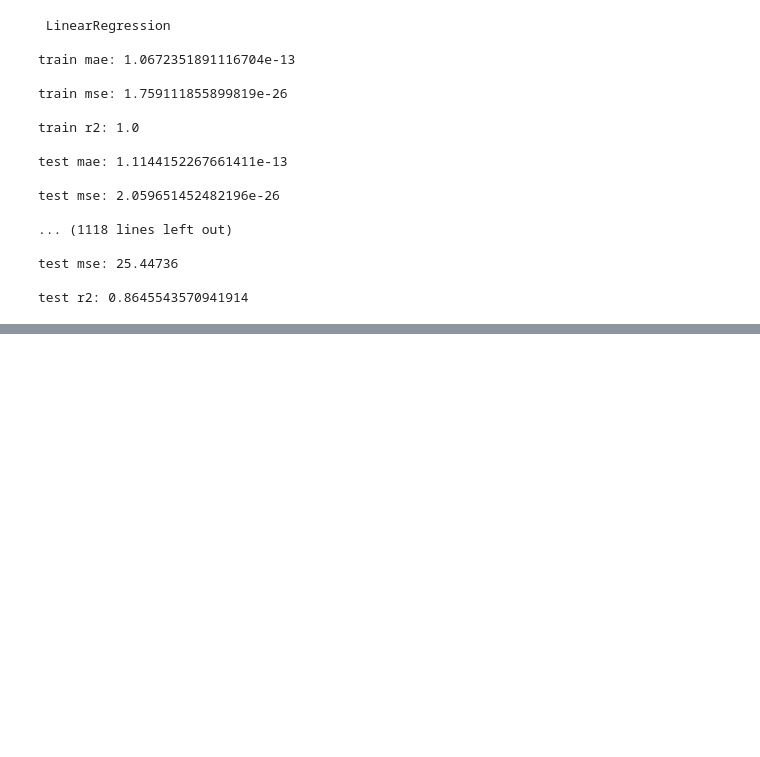
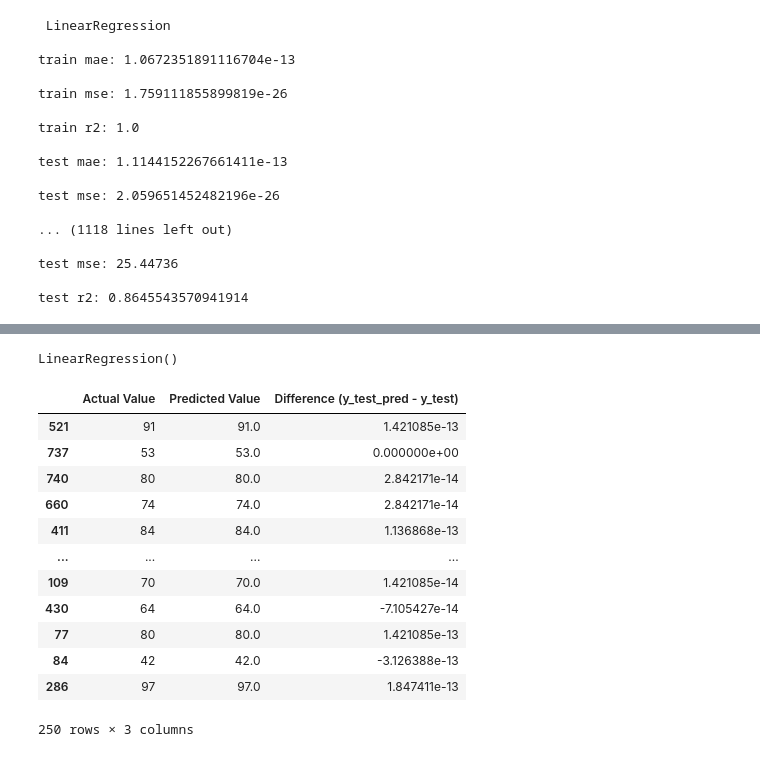
Before and after one commit to AtharvaPagey/mlproject, a Jupyter notebook: notebook/data/EDA.ipynb, the cells around one changed output, grey strips where cells are left out. Cells and saved outputs as stored; diff of their text form; code cells hidden in the pictures; blank space fills up the shorter version.

Commit message:
data ingestion

```diff
--- a/notebook/data/EDA.ipynb
+++ b/notebook/data/EDA.ipynb
@@ -170,0 +181,24 @@ pd.DataFrame(list(zip(model_list, r2_list)), columns=['Model', 'R2_score']).sort
+# %%
+model = LinearRegression(fit_intercept=True)
+model.fit(X_train, y_train)
+# %% [output]
+LinearRegression()
+# %%
+y_test_pred = model.predict(X_test)
+# %%
+pred_df = pd.DataFrame({'Actual Value':y_test, 'Predicted Value':y_test_pred, 'Difference (y_test_pred - y_test)':y_test_pred - y_test})
+pred_df
+# %% [output]
+|  | Actual Value | Predicted Value | Difference (y_test_pred - y_test) |
+| 521 | 91 | 91.0 | 1.421085e-13 |
+| 737 | 53 | 53.0 | 0.000000e+00 |
+| 740 | 80 | 80.0 | 2.842171e-14 |
+| 660 | 74 | 74.0 | 2.842171e-14 |
+| 411 | 84 | 84.0 | 1.136868e-13 |
+| ... | ... | ... | ... |
+| 109 | 70 | 70.0 | 1.421085e-14 |
+| 430 | 64 | 64.0 | -7.105427e-14 |
+| 77 | 80 | 80.0 | 1.421085e-13 |
+| 84 | 42 | 42.0 | -3.126388e-13 |
+| 286 | 97 | 97.0 | 1.847411e-13 |
+250 rows × 3 columns
```
Also changed, not shown: parts of 1 cell of this notebook, 6 other files.
